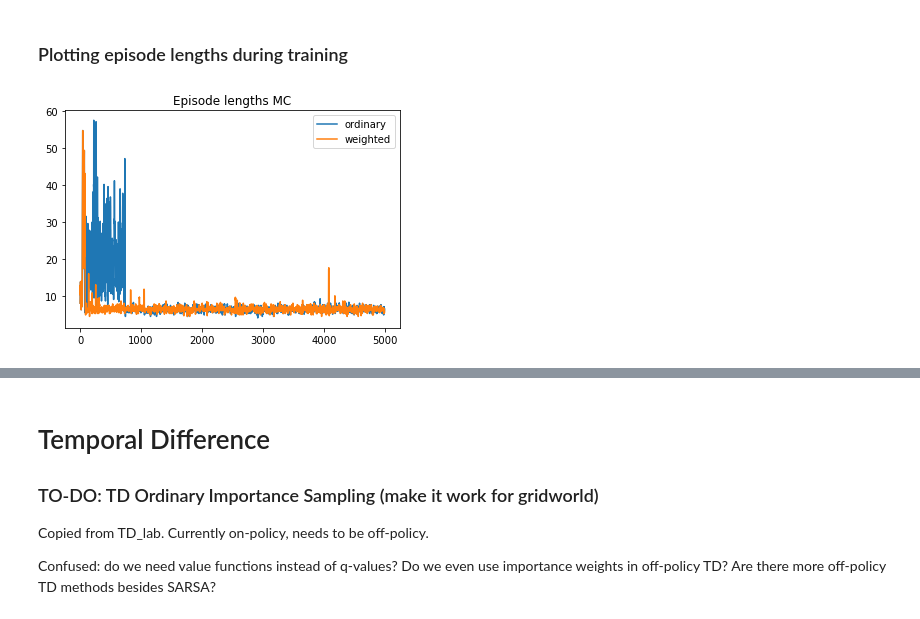
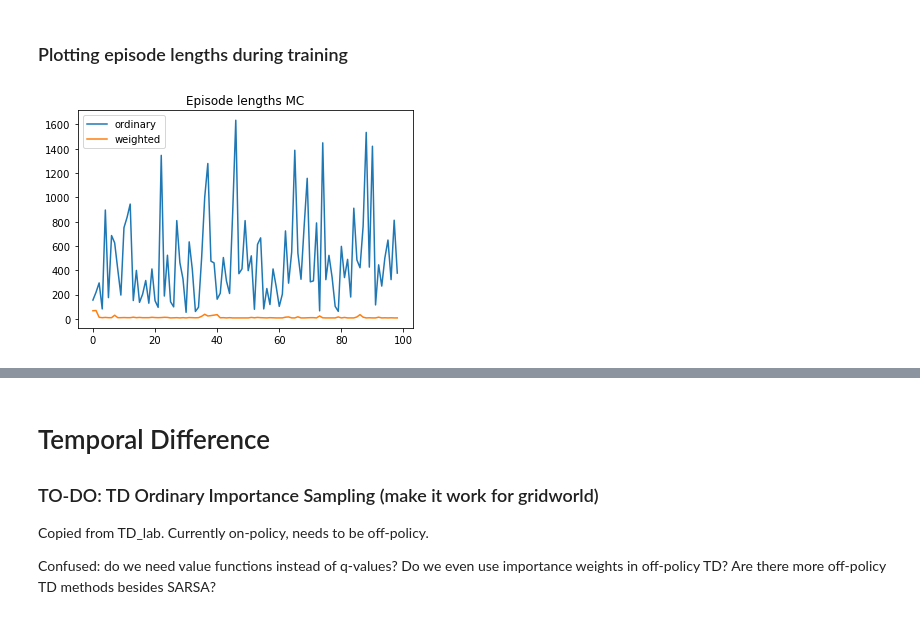
Before and after one commit to Tom-Lotze/RL_reproducibility, a Jupyter notebook: main_berend.ipynb, the cells around one changed output, grey strips where cells are left out. Drawn from its saved outputs; the diff is of its cells as text; code cells hidden in the pictures.

Commit message:
ran experiments and created plots

```diff
--- a/main_berend.ipynb
+++ b/main_berend.ipynb
@@ -18,14 +18,14 @@ assert sys.version_info[:3] >= (3, 6, 0), "Make sure you have Python 3.6 install
 ## Environment: Windy gridworld
 Gives a reward of -1 for each step taken, while the final state is not reached
 # %%
-from windy_gridworld import WindyGridworldEnv
+# from windy_gridworld import WindyGridworldEnv
 from gridworld import GridworldEnv
 # env = WindyGridworldEnv()
-# env = GridworldEnv()
+env = GridworldEnv()
 # env??
 import gym
-env = gym.envs.make("FrozenLake-v0")
-env.env.__init__(is_slippery=False)
+# env = gym.envs.make("FrozenLake-v0")
+# env.env.__init__(is_slippery=False)
 # %%
 try:
     env.nA = env.env.nA
@@ -133,7 +133,7 @@ class EpsilonGreedyPolicy(object):
 # %% [markdown]
 # Monte Carlo
 # %%
-def sample_episode(env, policy):
+def sample_episode(env, policy, evaluation=False):
     """
     A sampling routine. Given environment and a policy samples one episode and returns states, actions, rewards
     and dones from environment's step function and policy's sample_action function as lists.
@@ -167,8 +167,13 @@ def sample_episode(env, policy):
         rewards.append(r)
         dones.append(d)
 
+        if evaluation and len(states) > (policy.Q.shape[0] + 1):
+            return len(states)
 
-    return states, actions, rewards, dones
+    if evaluation:
+        return len(states)
+    else:
+        return states, actions, rewards, dones
 # %%
 # check the length of episodes that are generated for eps greedy policy
 Q = np.zeros((env.nS, env.nA))
@@ -184,7 +189,7 @@ length of episode 0: 6
 # %%
 def mc_importance_sampling(env, behavior_policy, target_policy, num_episodes, weighted=False, discount_factor=1.0,
                            sampling_function=sample_episode, epsilon=0.05, seed=42,
-                           analyse_states=[(0,2), (0,1), (14,2), (2,1), (8,2)]):
+                           analyse_states=[(0,2), (0,1), (10,2), (2,1), (4,2)]):
     """
     Monte Carlo prediction algorithm. Calculates the Q function
     for a given target policy using behavior policy and ordinary importance sampling.
@@ -210,7 +215,7 @@ def mc_importance_sampling(env, behavior_policy, target_policy, num_episodes, we
         returns_count = defaultdict(lambda: defaultdict(float))
 
     episode_lens = []
-
+    target_episode_lens = []
     # set seed
     np.random.seed(seed)
 
@@ -257,7 +262,10 @@ def mc_importance_sampling(env, behavior_policy, target_policy, num_episodes, we
 #             print(Q[s][a])
             analysis_values[(s,a)].append(Q[s][a])
 
-    return Q, episode_lens, analysis_values
+        # sample from target policy to check performance so far
+        target_episode_lens.append(sampling_function(env, target_policy, evaluation=True))
+
+    return Q, episode_lens, analysis_values, target_episode_lens
 # %% [markdown]
 ## Performance
 # %%
@@ -266,21 +274,21 @@ seed = 42
 
 # set other parameters
 epsilon = 0.1
-gamma = 0.99
-num_episodes = 5000
+gamma = 0.95
+num_episodes = 100
 Q = np.zeros((env.nS, env.nA))
 behavioral_policy = EpsilonGreedyPolicy(Q, epsilon=epsilon)
 target_policy = GreedyPolicy(Q)
 
 # the episode length is equal to the negative return.
 print(f"Updating Q using ordinary importance sampling ({num_episodes} episodes)")
-Q_mc_ordinary, mc_ordinary_epslengths, mc_analysis_ordinary = mc_importance_sampling(env,
+Q_mc_ordinary, mc_ordinary_epslengths, mc_analysis_ordinary, mc_ordinary_target_lens = mc_importance_sampling(env,
                                                                behavioral_policy, target_policy,
                                                                num_episodes, weighted=False,discount_factor=gamma,
                                                                epsilon=epsilon, seed=seed)
 
 print(f"Updating Q using weighted importance sampling ({num_episodes} episodes)")
-Q_mc_weighted, mc_weighted_epslengths, mc_analysis_weighted = mc_importance_sampling(env,
+Q_mc_weighted, mc_weighted_epslengths, mc_analysis_weighted, mc_weighted_target_lens = mc_importance_sampling(env,
                                                                behavioral_policy, target_policy,
                                                                num_episodes, weighted=True, discount_factor=gamma,
                                                                epsilon=epsilon, seed=seed)
@@ -331,19 +322,19 @@ env.reset()
 # %%
 def running_mean(vals, n=1):
     assert n < len(vals)
     cumvals = np.array(vals).cumsum()
     return (cumvals[n:] - cumvals[:-n]) / n
 
 # set smoothing factor
-n = 5
-
+n = 1
+# print(mc_weighted_target_lens)
 plt.plot(running_mean(mc_ordinary_epslengths, n), label="ordinary")
 plt.plot(running_mean(mc_weighted_epslengths, n), label="weighted")
 # plt.hlines(num_episodes)
 plt.title('Episode lengths MC')
 # plt.yscale("log")
 plt.legend()
 # plt.gca().set_ylim([0, 100])
 plt.show()
 # %% [output]
-[figure, old version]
+[figure, new version]
```
Also changed, not shown: parts of 36 cells of this notebook.
